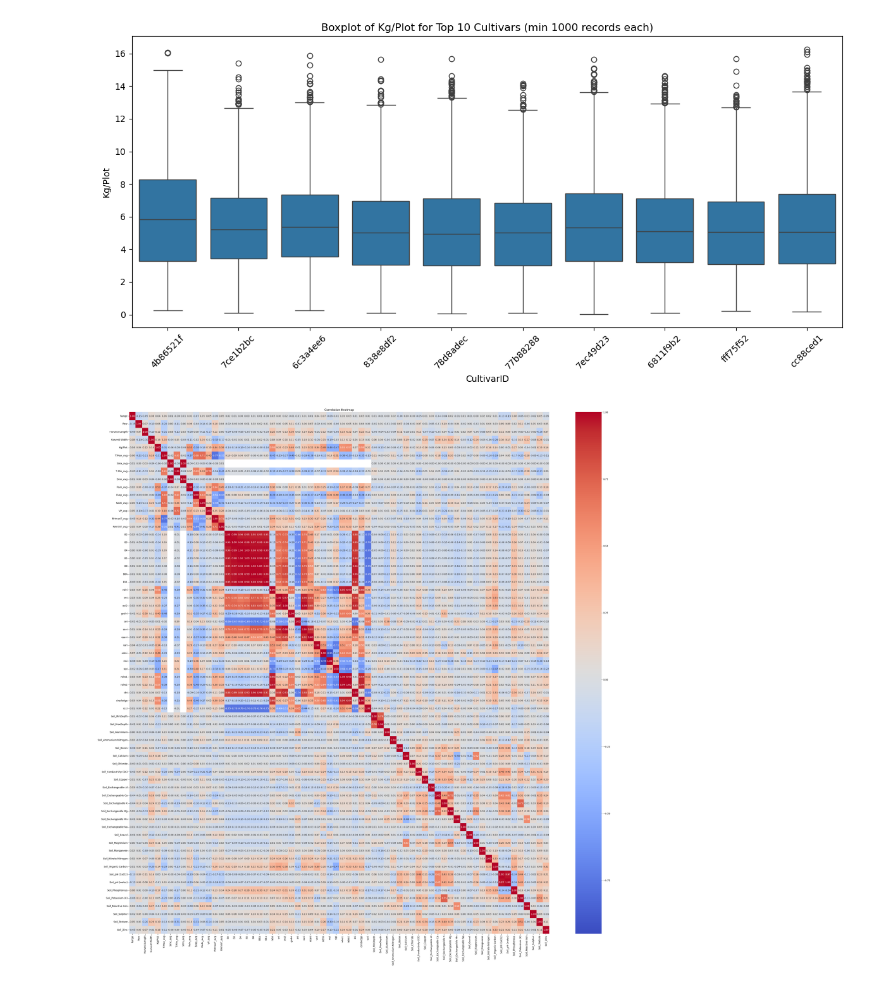
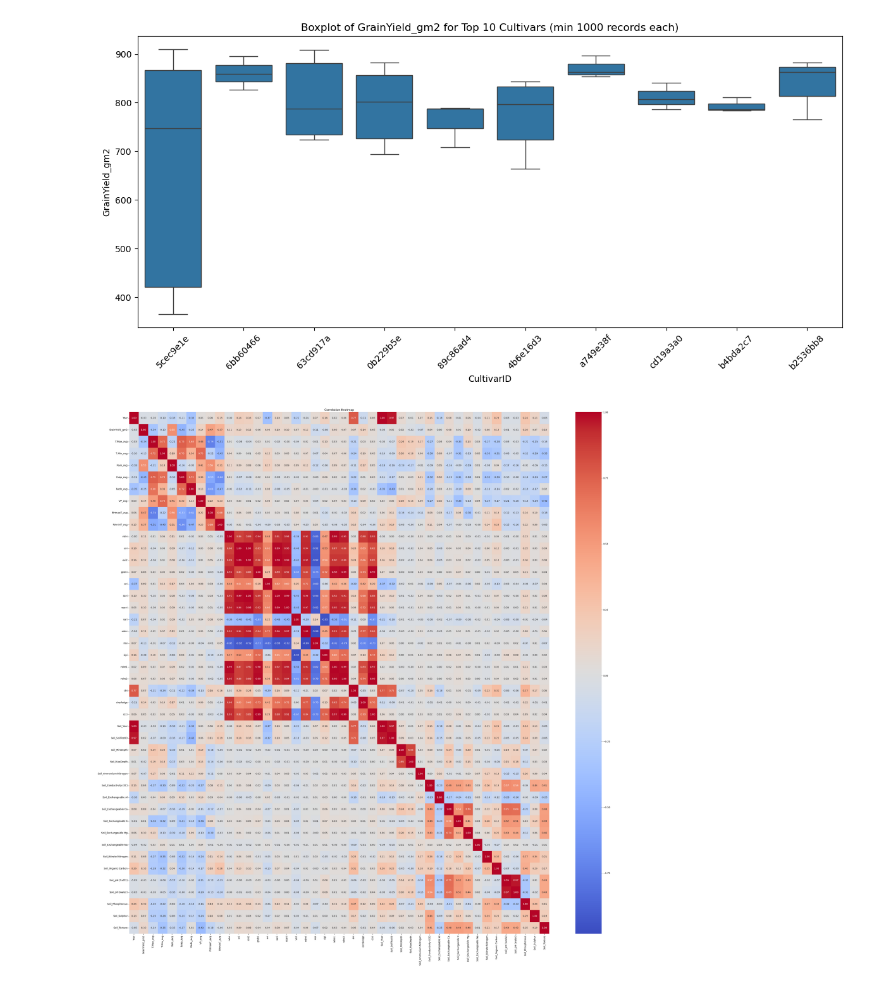
Before and after one commit to Harry-01/DATA7901, a Jupyter notebook: graphs.ipynb, the cells around one changed output. Cells and saved outputs as stored; diff of their text form; code cells hidden in the pictures.

Commit message:
revised soil

```diff
--- a/graphs.ipynb
+++ b/graphs.ipynb
@@ -10 +9,4 @@ df_centralised_sentinel = pd.read_csv("df_centralised_sentinel_cleaned2.csv")
+# %%
+file_path = Path("intermediate_tables") / "parquet_files" / "df_processed_weather_crop_sentinel2_soil.parquet"
+df_centralised = pd.read_parquet(file_path, engine='pyarrow')
 # %%
@@ -14,37 +56,39 @@ df_centralised.shape, df_centralised_sentinel.shape
 # %%
 import pandas as pd
 import seaborn as sns
 import matplotlib.pyplot as plt
 
 # Load your dataset
 # df = pd.read_csv("your_data.csv")
 
 # Step 1: Filter out cultivars with fewer than 10 records
 cultivar_counts = df_centralised['CultivarID'].value_counts()
-valid_cultivars = cultivar_counts[cultivar_counts >= 1000].index
+valid_cultivars = cultivar_counts[cultivar_counts >= 1].index
 df_filtered = df_centralised[df_centralised['CultivarID'].isin(valid_cultivars)]
 
 # Step 2: Compute mean Kg/Plot per cultivar, get top 10
 top10_cultivars = (
-    df_filtered.groupby('CultivarID')['Kg/Plot']
+    df_filtered.groupby('CultivarID')['GrainYield_gm2']
     .mean()
     .sort_values(ascending=False)
     .head(10)
     .index
 )
 
+
 # Step 3: Keep only top 10 cultivars
 df_top10 = df_filtered[df_filtered['CultivarID'].isin(top10_cultivars)]
 
+df_top10.head()
 # Step 4: Create box plot
 plt.figure(figsize=(12, 6))
-sns.boxplot(data=df_top10, x='CultivarID', y='Kg/Plot')
-plt.title('Boxplot of Kg/Plot for Top 10 Cultivars (min 1000 records each)')
+sns.boxplot(data=df_top10, x='CultivarID', y='GrainYield_gm2')
+plt.title('Boxplot of GrainYield_gm2 for Top 10 Cultivars (min 1000 records each)')
 plt.xticks(rotation=45)
 plt.tight_layout()
 plt.show()
 # %% [output]
-[figure, old version]
+[figure, new version]
 # %%
 #do correlation matrix
 import seaborn as sns
@@ -53,7 +97,7 @@ import numpy as np
 
 numeric_df = df_centralised.select_dtypes(include=['float64', 'int64'])
 
-numeric_df.drop(columns=['Soil_Released', 'Soil_Year', 'Srn_avg','Sev_avg', 'Ssl_avg', 'Svp_avg', 'Year', 'Soil_SoilTestID'], inplace=True)
+#numeric_df.drop(columns=['Soil_Released', 'Soil_Year', 'Srn_avg','Sev_avg', 'Ssl_avg', 'Svp_avg', 'Year', 'Soil_SoilTestID'], inplace=True)
 #part1 = numeric_df.iloc[:, :int(numeric_df.shape[1] / 2)]
 part2 = numeric_df.iloc[:, int(numeric_df.shape[0] / 2):]
 
@@ -67,4 +111,4 @@ sns.heatmap(correlation_matrix, annot=True, cmap="coolwarm", fmt=".2f")
 plt.title("Correlation Heatmap")
 plt.show()
 # %% [output]
-[figure, old version]
+[figure, new version]
```
Also changed, not shown: parts of 10 cells of this notebook, 24 other files.
